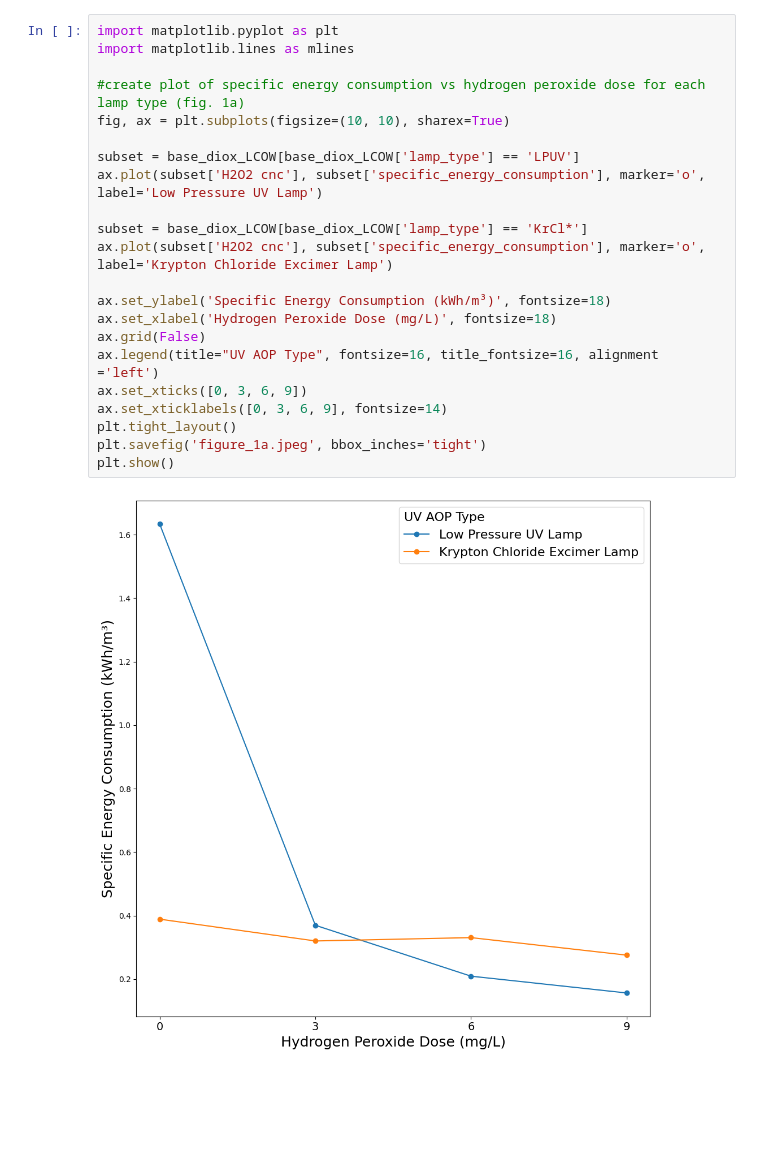
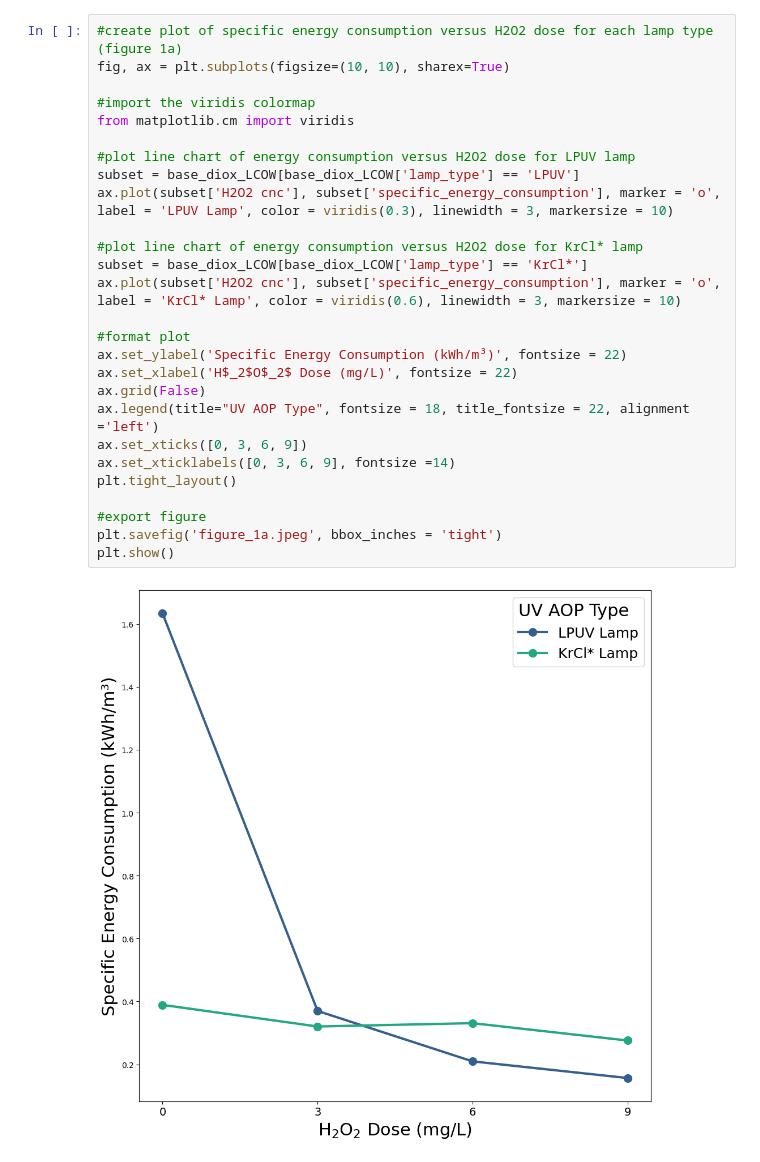
Before and after one commit to AbbyHodson/watertap, a Jupyter notebook: nawi_521_612_tea/NAWI_521_612_TEA.ipynb, the cells around one changed output. Saved outputs shown, nothing was run; the diff lists cells and outputs as text; blank space fills up the shorter version.

```diff
--- a/nawi_521_612_tea/NAWI_521_612_TEA.ipynb
+++ b/nawi_521_612_tea/NAWI_521_612_TEA.ipynb
@@ -356,25 +390,30 @@ AssertionError: Degrees of freedom = -1736
 # %%
-import matplotlib.pyplot as plt
-import matplotlib.lines as mlines
-
-#create plot of specific energy consumption vs hydrogen peroxide dose for each lamp type (fig. 1a)
+#create plot of specific energy consumption versus H2O2 dose for each lamp type (figure 1a)
 fig, ax = plt.subplots(figsize=(10, 10), sharex=True)
 
+#import the viridis colormap
+from matplotlib.cm import viridis
+
+#plot line chart of energy consumption versus H2O2 dose for LPUV lamp
 subset = base_diox_LCOW[base_diox_LCOW['lamp_type'] == 'LPUV']
-ax.plot(subset['H2O2 cnc'], subset['specific_energy_consumption'], marker='o', label='Low Pressure UV Lamp')
+ax.plot(subset['H2O2 cnc'], subset['specific_energy_consumption'], marker = 'o', label = 'LPUV Lamp', color = viridis(0.3), linewidth = 3, markersize = 10)
 
+#plot line chart of energy consumption versus H2O2 dose for KrCl* lamp
 subset = base_diox_LCOW[base_diox_LCOW['lamp_type'] == 'KrCl*']
-ax.plot(subset['H2O2 cnc'], subset['specific_energy_consumption'], marker='o', label='Krypton Chloride Excimer Lamp')
+ax.plot(subset['H2O2 cnc'], subset['specific_energy_consumption'], marker = 'o', label = 'KrCl* Lamp', color = viridis(0.6), linewidth = 3, markersize = 10)
 
-ax.set_ylabel('Specific Energy Consumption (kWh/m³)', fontsize=18)
-ax.set_xlabel('Hydrogen Peroxide Dose (mg/L)', fontsize=18)
+#format plot
+ax.set_ylabel('Specific Energy Consumption (kWh/m³)', fontsize = 22)
+ax.set_xlabel('H$_2$O$_2$ Dose (mg/L)', fontsize = 22)
 ax.grid(False)
-ax.legend(title="UV AOP Type", fontsize=16, title_fontsize=16, alignment ='left')
+ax.legend(title="UV AOP Type", fontsize = 18, title_fontsize = 22, alignment ='left')
 ax.set_xticks([0, 3, 6, 9])
-ax.set_xticklabels([0, 3, 6, 9], fontsize=14)
+ax.set_xticklabels([0, 3, 6, 9], fontsize =14)
 plt.tight_layout()
-plt.savefig('figure_1a.jpeg', bbox_inches='tight')
+
+#export figure
+plt.savefig('figure_1a.jpeg', bbox_inches = 'tight')
 plt.show()
 # %% [output]
-[figure, old version]
+[figure, new version]
 # %%
```
Also changed, not shown: parts of 25 cells of this notebook, 16 other files.
